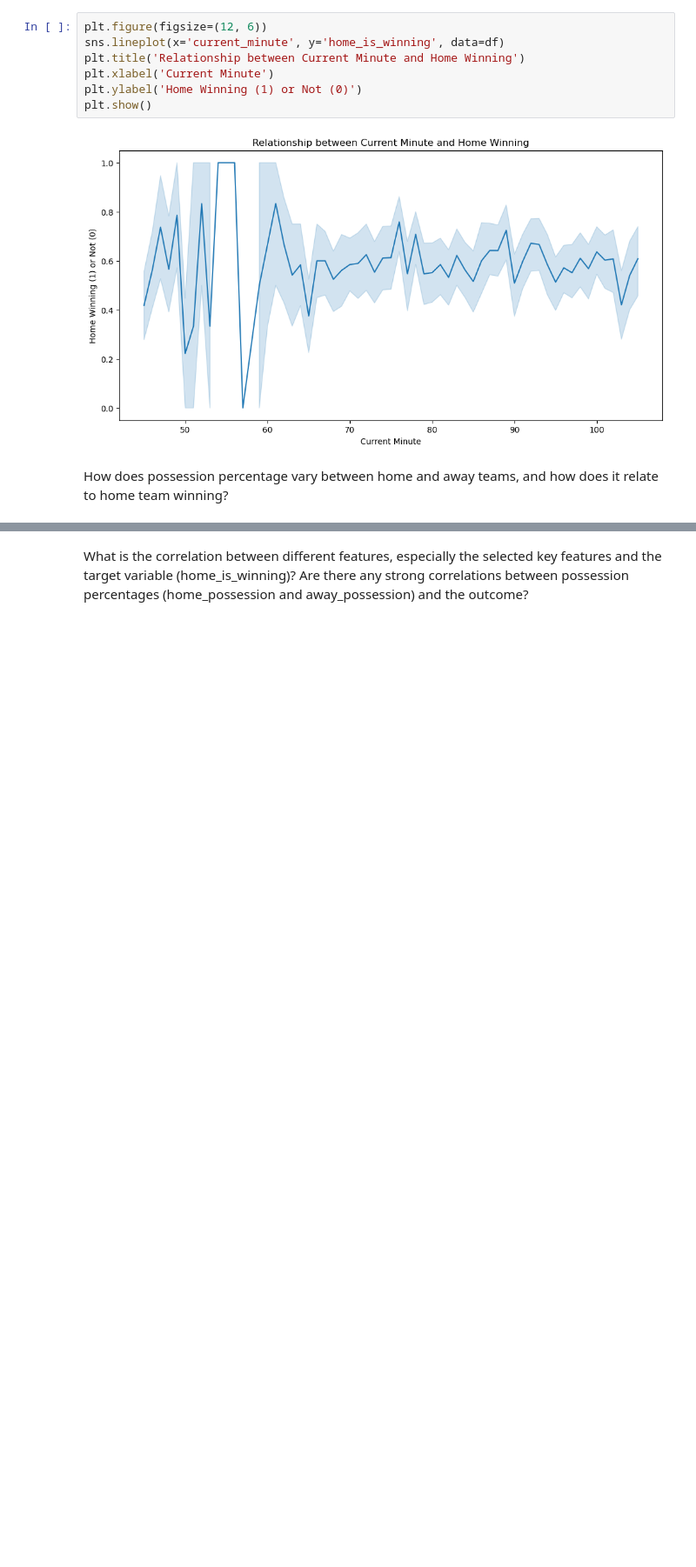
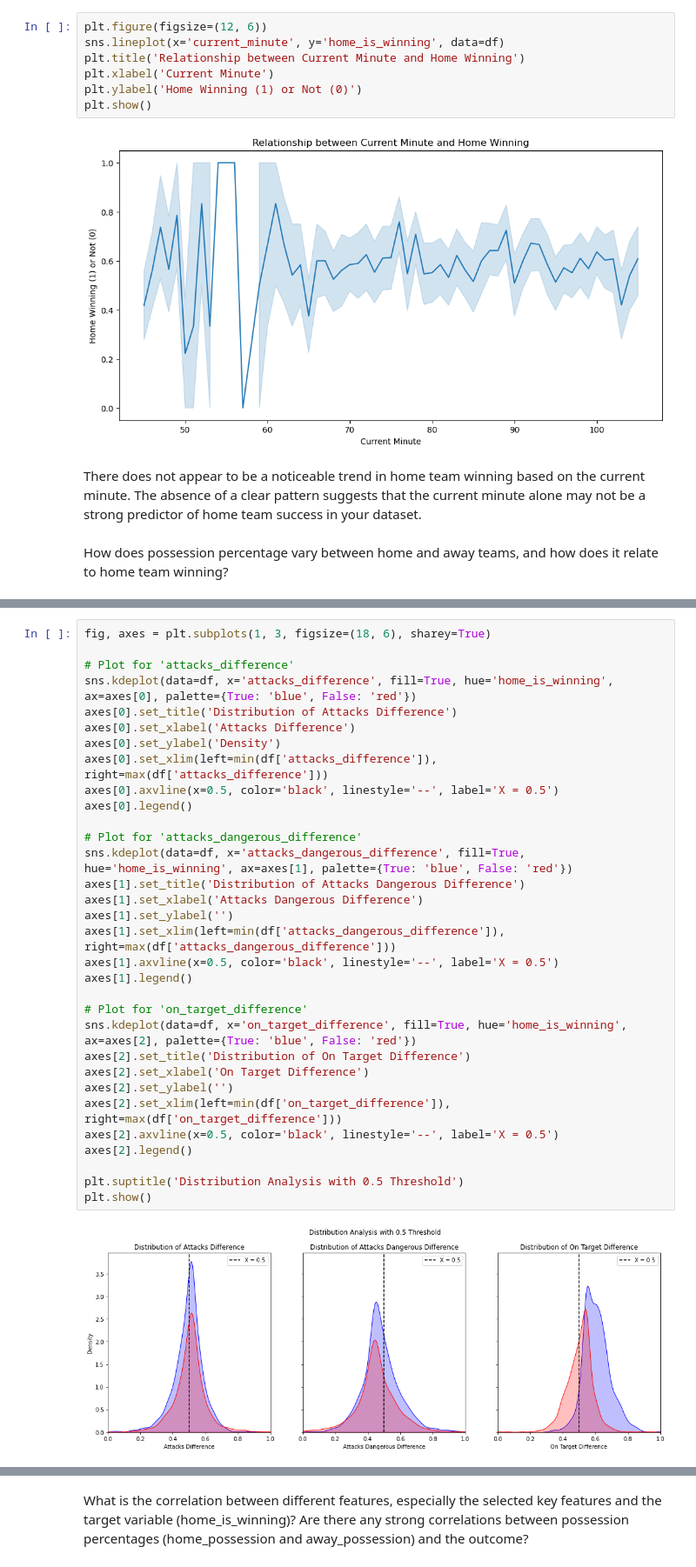
Before and after one commit to ayishamiara/STINTSY-MCO1, a Jupyter notebook: stintsy-mco1.ipynb, the cells around one changed output, grey strips where cells are left out. Shown at 87% size. Saved outputs shown, nothing was run; the diff lists cells and outputs as text; blank space fills up the shorter version.

```diff
--- a/stintsy-mco1.ipynb
+++ b/stintsy-mco1.ipynb
@@ -323,6 +334,8 @@ plt.ylabel('Home Winning (1) or Not (0)')
 plt.show()
 # %% [output]
 [figure]
+# %% [markdown]
+There does not appear to be a noticeable trend in home team winning based on the current minute. The absence of a clear pattern suggests that the current minute alone may not be a strong predictor of home team success in your dataset.
 # %% [markdown]
 How does possession percentage vary between home and away teams, and how does it relate to home team winning?
 # %%
@@ -335,3 +348,37 @@ plt.legend(title='Home is Winning')
 plt.show()
 # %% [output]
 [figure]
+# %%
+fig, axes = plt.subplots(1, 3, figsize=(18, 6), sharey=True)
+
+# Plot for 'attacks_difference'
+sns.kdeplot(data=df, x='attacks_difference', fill=True, hue='home_is_winning', ax=axes[0], palette={True: 'blue', False: 'red'})
+axes[0].set_title('Distribution of Attacks Difference')
+axes[0].set_xlabel('Attacks Difference')
+axes[0].set_ylabel('Density')
+axes[0].set_xlim(left=min(df['attacks_difference']), right=max(df['attacks_difference']))
+axes[0].axvline(x=0.5, color='black', linestyle='--', label='X = 0.5')
+axes[0].legend()
+
+# Plot for 'attacks_dangerous_difference'
+sns.kdeplot(data=df, x='attacks_dangerous_difference', fill=True, hue='home_is_winning', ax=axes[1], palette={True: 'blue', False: 'red'})
+axes[1].set_title('Distribution of Attacks Dangerous Difference')
+axes[1].set_xlabel('Attacks Dangerous Difference')
+axes[1].set_ylabel('')
+axes[1].set_xlim(left=min(df['attacks_dangerous_difference']), right=max(df['attacks_dangerous_difference']))
+axes[1].axvline(x=0.5, color='black', linestyle='--', label='X = 0.5')
+axes[1].legend()
+
+# Plot for 'on_target_difference'
+sns.kdeplot(data=df, x='on_target_difference', fill=True, hue='home_is_winning', ax=axes[2], palette={True: 'blue', False: 'red'})
+axes[2].set_title('Distribution of On Target Difference')
+axes[2].set_xlabel('On Target Difference')
+axes[2].set_ylabel('')
+axes[2].set_xlim(left=min(df['on_target_difference']), right=max(df['on_target_difference']))
+axes[2].axvline(x=0.5, color='black', linestyle='--', label='X = 0.5')
+axes[2].legend()
+
+plt.suptitle('Distribution Analysis with 0.5 Threshold')
+plt.show()
+# %% [output]
+[figure, added]
```
Also changed, not shown: parts of 6 cells of this notebook.
